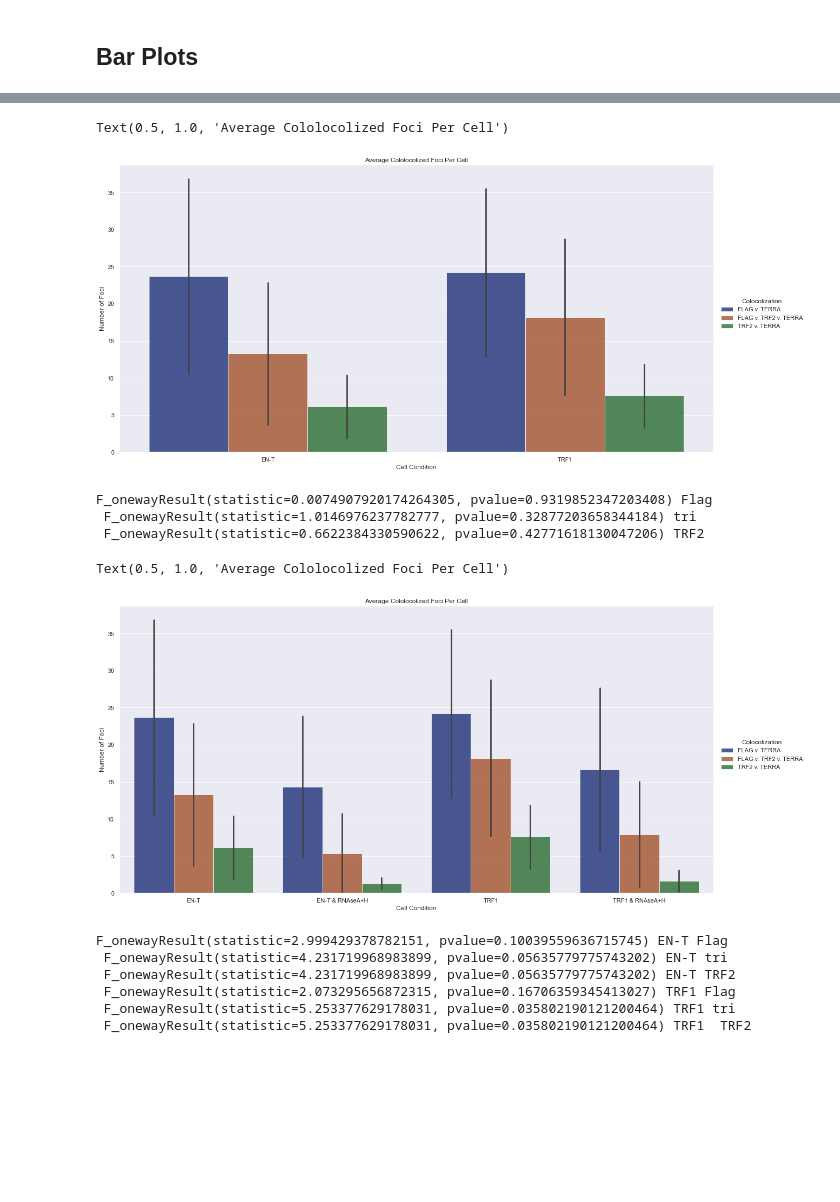
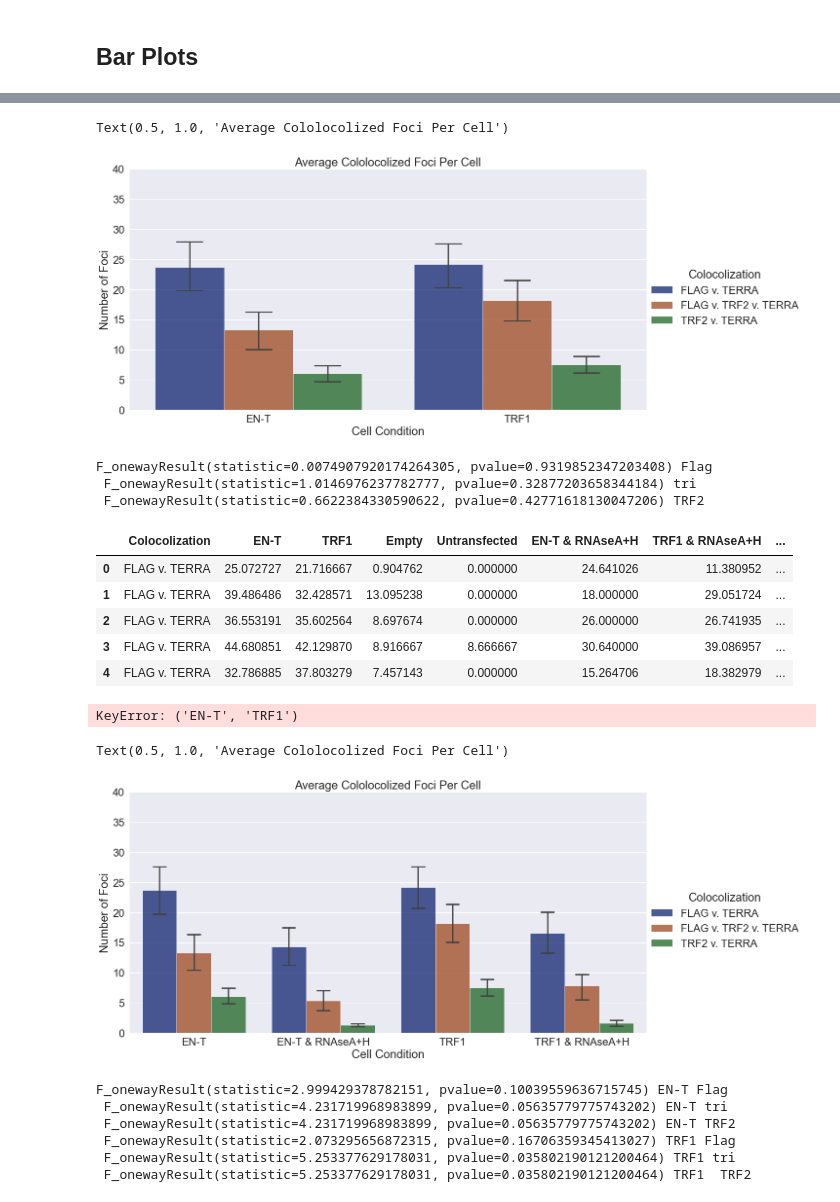
Before and after one commit to aidan-lew/TERRA_DSB, a Jupyter notebook: refined_terra_dsb.ipynb, the cells around one changed output, grey strips where cells are left out. Saved outputs shown, nothing was run; the diff lists cells and outputs as text; code cells hidden in the pictures; blank space fills up the shorter version.

```diff
--- a/refined_terra_dsb.ipynb
+++ b/refined_terra_dsb.ipynb
@@ -188,9 +188,11 @@ g2_df.head(6)
 # %%
 # Bar plot that uses all the values so we can get varience/stats measures
 plt.figure(figsize=(10,8))
-ax = sns.set(font_scale=1)
+ax = sns.set(font_scale=1.5)
 ax = sns.barplot(x=global_df['Cell Condition'],y='Distribution of TERRA Foci/Cell',
-                 data=global_df,  palette="Set3", order = ['0Gy','0Gy & RnaseA+H','2Gy','2Gy & RnaseA+H'])
+                 data=global_df,  palette="Set3", order = ['0Gy','0Gy & RnaseA+H','2Gy','2Gy & RnaseA+H'],
+                 capsize=0.1, ci=68,
+                )
 
 ax.set(ylim=(0,14), xlabel='Cell Condition', ylabel = 'Mean TERRA Foci/Cell')
 plt.title('Mean TERRA Foci/Cell Based On Condition')
@@ -264,7 +266,7 @@ print(global_tukey)
 # %%
 # A better representation of the distribution
 f, ax = plt.subplots(figsize=(11, 6))
-ax = sns.set(font_scale=1)
+ax = sns.set(font_scale=1.25)
 ax = sns.boxenplot(x=global_df['Cell Condition'],  palette="Set3", y='Distribution of TERRA Foci/Cell',
                  data=global_df, order = ['0Gy','0Gy & RnaseA+H','2Gy','2Gy & RnaseA+H'])
 
@@ -287,10 +289,13 @@ Text(0.5, 1.0, 'Distributions of TERRA Foci in U2OS Cells')
 ## Bar Plots
 # %%
 # Catagorical bar plot for
+ax = sns.set(font_scale=1.25)
+ax = plt.figure(figsize=(10,8))
 g = sns.catplot(
     data=telo_df, kind="bar",
     x="Cell_condition", y="foci_per_cell", hue="Colocolization",
-    ci="sd", palette="dark", alpha=.75, height=8, aspect=2
+    palette="dark", alpha=.75, height=8, aspect=3,
+    capsize=0.1, ci=68
 )
 
 g.despine(left=False)
@@ -303,16 +309,20 @@ Text(0.5, 1.0, 'Average Cololocolized Foci Per Cell')
 # %%
 # Show that TERRA responds to DSB's from either EN-T and TRF1
+ax = sns.set(font_scale=2)
+#ax = plt.figure(figsize=(10,8))
+
 g = sns.catplot(
     data=telo_df, kind="bar",
     x="Cell_condition", y="foci_per_cell", hue="Colocolization",
-    ci="sd", palette="dark", alpha=.75, height=8, aspect=2, order=["EN-T","TRF1"]
+    capsize=0.1, ci=68, palette="dark", alpha=.75, height=8, aspect=2, order=["EN-T","TRF1"]
 )
 
 g.despine(left=False)
 g.set_axis_labels("Cell Condition", "Number of Foci")
 g.legend.set_title("Colocolization")
+g.set(ylim=(0,40))
 plt.title("Average Cololocolized Foci Per Cell")
 # %% [output]
 Text(0.5, 1.0, 'Average Cololocolized Foci Per Cell')
-[figure, old version]
+[figure, new version]
 # %%
@@ -330,21 +345,40 @@ print(a,'Flag\n',b,'tri\n',c,'TRF2\n')
 F_onewayResult(statistic=0.0074907920174264305, pvalue=0.9319852347203408) Flag
  F_onewayResult(statistic=1.0146976237782777, pvalue=0.32877203658344184) tri
  F_onewayResult(statistic=0.6622384330590622, pvalue=0.42771618130047206) TRF2
+# %%
+telo_cell_df.head()
+# %% [output]
+|  | Colocolization | EN-T | TRF1 | Empty | Untransfected | EN-T & RNAseA+H | TRF1 & RNAseA+H | ... |
+| 0 | FLAG v. TERRA | 25.072727 | 21.716667 | 0.904762 | 0.000000 | 24.641026 | 11.380952 | ... |
+| 1 | FLAG v. TERRA | 39.486486 | 32.428571 | 13.095238 | 0.000000 | 18.000000 | 29.051724 | ... |
+| 2 | FLAG v. TERRA | 36.553191 | 35.602564 | 8.697674 | 0.000000 | 26.000000 | 26.741935 | ... |
+| 3 | FLAG v. TERRA | 44.680851 | 42.129870 | 8.916667 | 8.666667 | 30.640000 | 39.086957 | ... |
+| 4 | FLAG v. TERRA | 32.786885 | 37.803279 | 7.457143 | 0.000000 | 15.264706 | 18.382979 | ... |
+# %%
+pairwise_tukeyhsd(endog=telo_cell_df['Colocolization'],
+                          groups=telo_cell_df['EN-T','TRF1'],
+                          alpha=0.05)
+# %% [output]
+KeyError: ('EN-T', 'TRF1')
 # %%
 #Show that RNAseA+H reduces levels of TERRA, almost to scale which is intersting
+ax = sns.set(font_scale=2)
+#ax = plt.figure(figsize=(10,8))
+
 g = sns.catplot(
     data=telo_df, kind="bar",
     x="Cell_condition", y="foci_per_cell", hue="Colocolization",
-    ci="sd", palette="dark", alpha=.75, height=8, aspect=2, order=["EN-T","EN-T & RNAseA+H","TRF1","TRF1 & RNAseA+H"]
+    capsize=0.1, ci=68, palette="dark", alpha=.75, height=8, aspect=2, order=["EN-T","EN-T & RNAseA+H","TRF1","TRF1 & RNAseA+H"]
 )
 
 g.despine(left=False)
 g.set_axis_labels("Cell Condition", "Number of Foci")
 g.legend.set_title("Colocolization")
+g.set(ylim=(0,40))
 plt.title("Average Cololocolized Foci Per Cell")
 # %% [output]
 Text(0.5, 1.0, 'Average Cololocolized Foci Per Cell')
-[figure, old version]
+[figure, new version]
 # %%
 d = stats.f_oneway(telo_cell_df['EN-T'].iloc[:10],
                telo_cell_df['EN-T & RNAseA+H'].iloc[:10],
```
Also changed, not shown: parts of 21 cells of this notebook.
